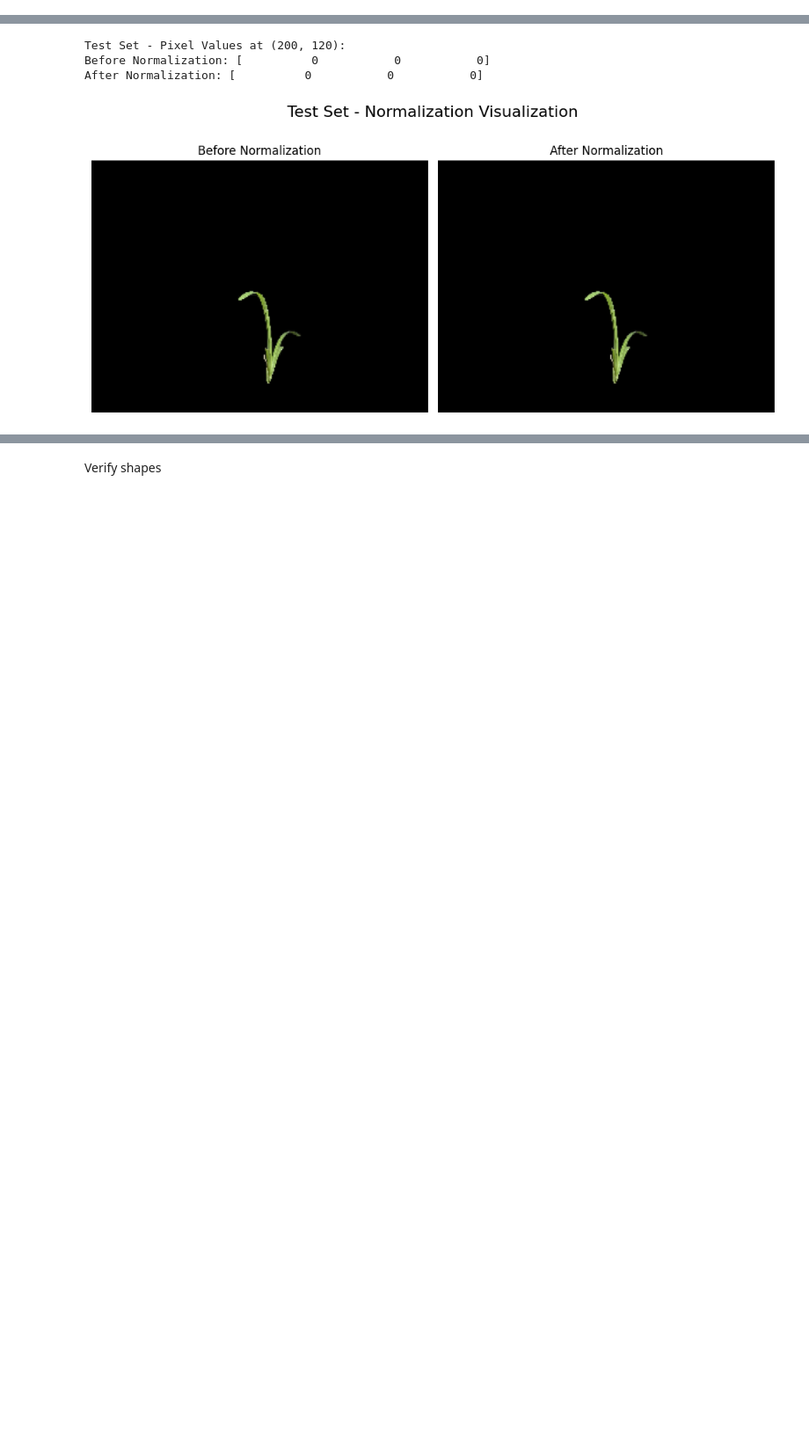
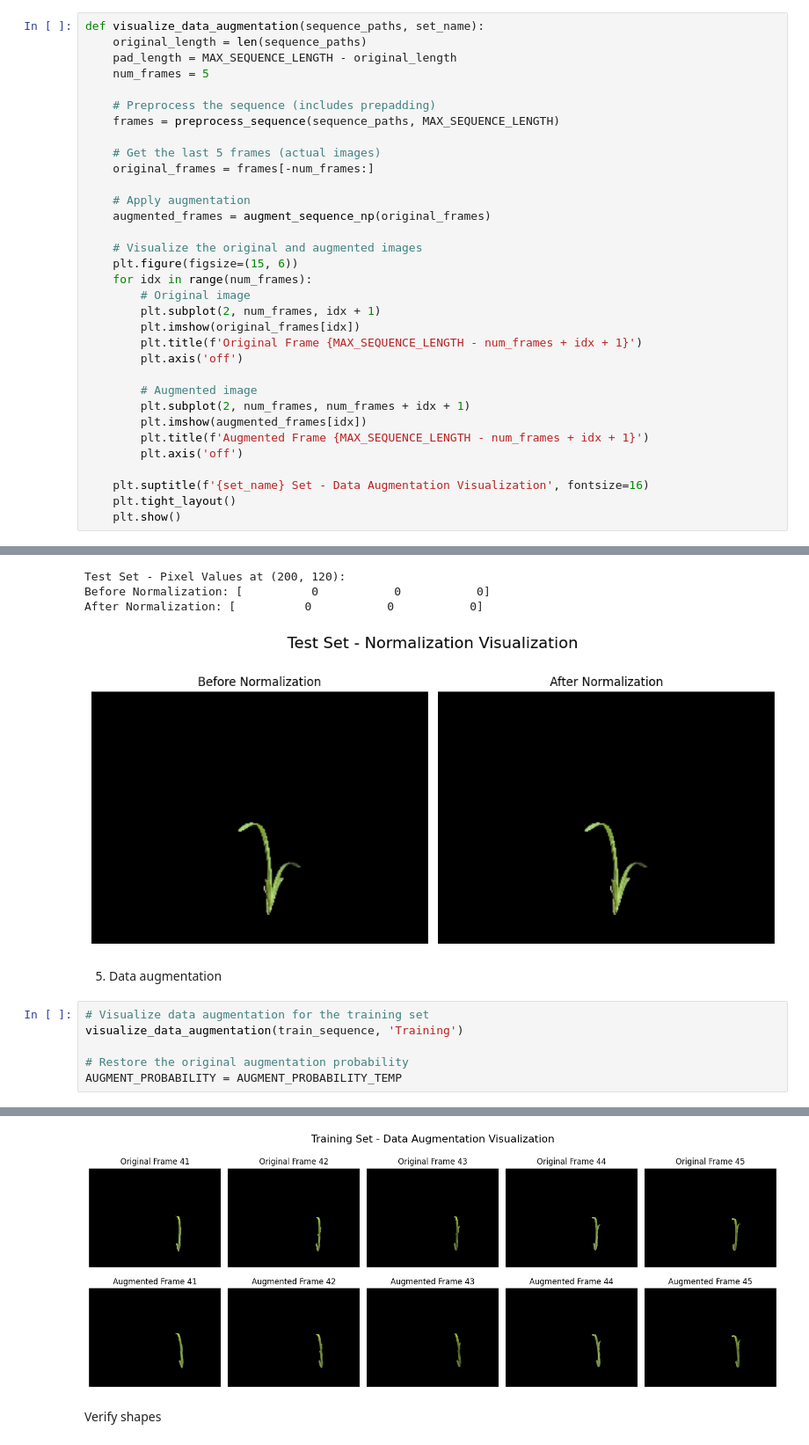
Before and after one commit to ivanintelligence/research-investigating-deep-learning-for-predicting-plant-growth-structures, a Jupyter notebook: research-investigating-deep-learning-for-predicting-plant-growth-structures.ipynb, the cells around one changed output, grey strips where cells are left out. Shown at 88% size. Drawn from its saved outputs; the diff is of its cells as text; blank space fills up the shorter version.

Commit message:
Iteration 1 - Train 1 (Untrained)
Progress until Data Augmentation visualization.

```diff
--- a/research-investigating-deep-learning-for-predicting-plant-growth-structures.ipynb
+++ b/research-investigating-deep-learning-for-predicting-plant-growth-structures.ipynb
@@ -513,6 +543,39 @@ def visualize_normalization(sequence_paths, set_name):
     plt.suptitle(f'{set_name} Set - Normalization Visualization', fontsize=16)
     plt.tight_layout()
     plt.show()
+# %%
+def visualize_data_augmentation(sequence_paths, set_name):
+    original_length = len(sequence_paths)
+    pad_length = MAX_SEQUENCE_LENGTH - original_length
+    num_frames = 5
+
+    # Preprocess the sequence (includes prepadding)
+    frames = preprocess_sequence(sequence_paths, MAX_SEQUENCE_LENGTH)
+
+    # Get the last 5 frames (actual images)
+    original_frames = frames[-num_frames:]
+
+    # Apply augmentation
+    augmented_frames = augment_sequence_np(original_frames)
+
+    # Visualize the original and augmented images
+    plt.figure(figsize=(15, 6))
+    for idx in range(num_frames):
+        # Original image
+        plt.subplot(2, num_frames, idx + 1)
+        plt.imshow(original_frames[idx])
+        plt.title(f'Original Frame {MAX_SEQUENCE_LENGTH - num_frames + idx + 1}')
+        plt.axis('off')
+
+        # Augmented image
+        plt.subplot(2, num_frames, num_frames + idx + 1)
+        plt.imshow(augmented_frames[idx])
+        plt.title(f'Augmented Frame {MAX_SEQUENCE_LENGTH - num_frames + idx + 1}')
+        plt.axis('off')
+
+    plt.suptitle(f'{set_name} Set - Data Augmentation Visualization', fontsize=16)
+    plt.tight_layout()
+    plt.show()
 # %% [markdown]
 # Import dataset
 # %% [markdown]
@@ -773,3 +836,12 @@ Test Set - Pixel Values at (200, 120):
 Before Normalization: [          0           0           0]
 After Normalization: [          0           0           0]
 [figure]
+# %% [markdown]
+5. Data augmentation
+# %%
+# Visualize data augmentation for the training set
+visualize_data_augmentation(train_sequence, 'Training')
+
+# Restore the original augmentation probability
+AUGMENT_PROBABILITY = AUGMENT_PROBABILITY_TEMP
+# %% [output]
@@ -776,2 +865,3 @@ After Normalization: [          0           0           0]
+[figure, added]
 # %% [markdown]
 Verify shapes
```
Also changed, not shown: parts of 8 cells of this notebook.
